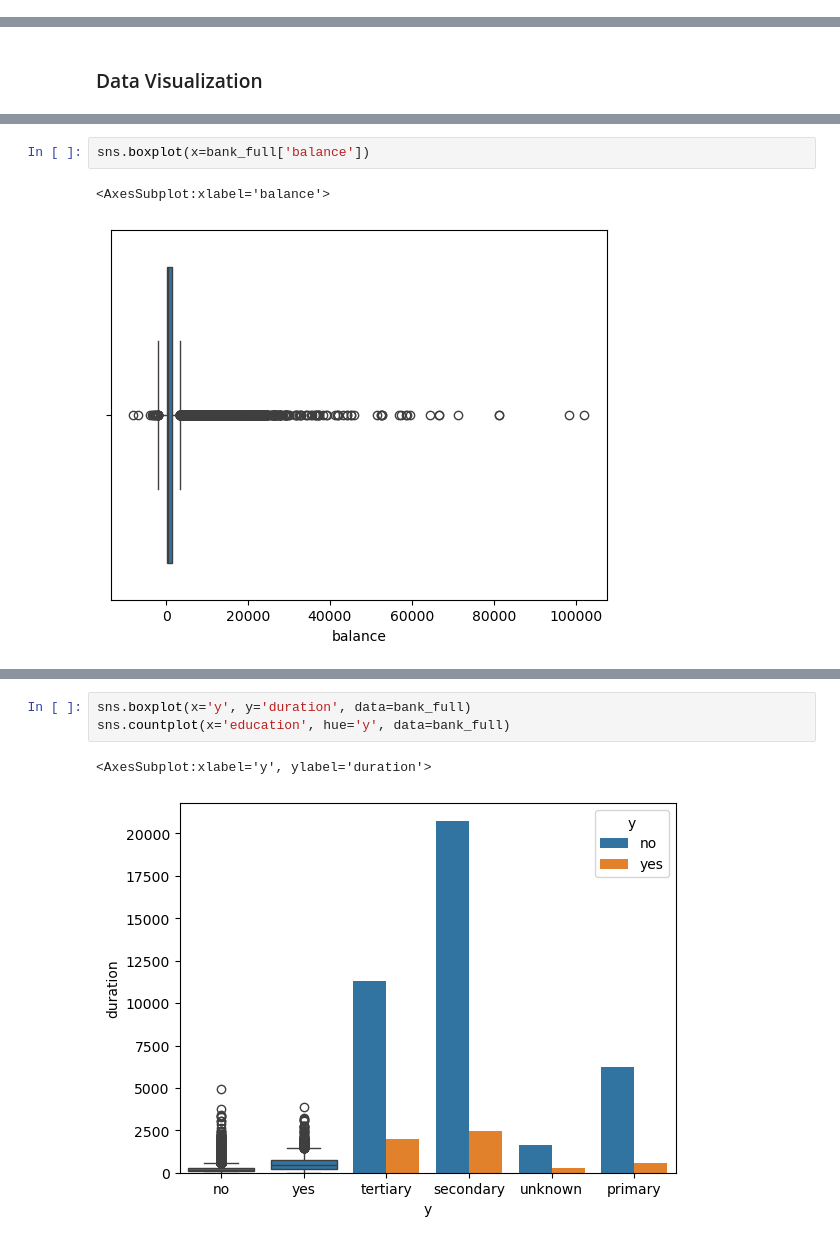
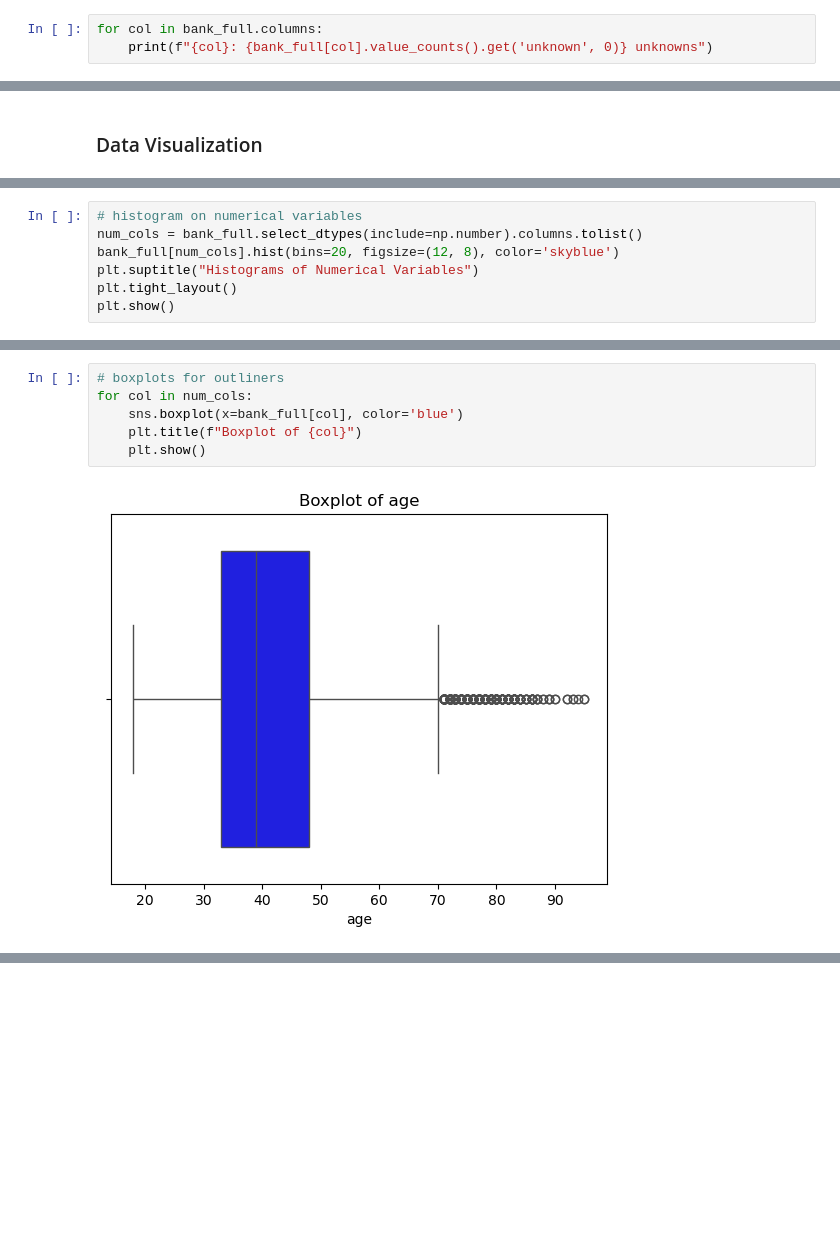
Before and after one commit to eddiexunyc/ml_big_data_work, a Jupyter notebook: Assignment 1/data622_assignment_1.ipynb, the cells around one changed output, grey strips where cells are left out. Drawn from its saved outputs; the diff is of its cells as text; blank space fills up the shorter version.

```diff
--- a/Assignment 1/data622_assignment_1.ipynb
+++ b/Assignment 1/data622_assignment_1.ipynb
@@ -126,0 +146,3 @@ dtype: int64
+# %%
+for col in bank_full.columns:
+    print(f"{col}: {bank_full[col].value_counts().get('unknown', 0)} unknowns")
@@ -143,0 +177,7 @@ plt.show()
+# %%
+# histogram on numerical variables
+num_cols = bank_full.select_dtypes(include=np.number).columns.tolist()
+bank_full[num_cols].hist(bins=20, figsize=(12, 8), color='skyblue')
+plt.suptitle("Histograms of Numerical Variables")
+plt.tight_layout()
+plt.show()
@@ -144,5 +194,8 @@ plt.show()
 # %%
-sns.boxplot(x=bank_full['balance'])
+# boxplots for outliners
+for col in num_cols:
+    sns.boxplot(x=bank_full[col], color='blue')
+    plt.title(f"Boxplot of {col}")
+    plt.show()
 # %% [output]
-<AxesSubplot:xlabel='balance'>
-[figure, old version]
+[figure, new version]
@@ -149,6 +207,0 @@ sns.boxplot(x=bank_full['balance'])
-# %%
-sns.boxplot(x='y', y='duration', data=bank_full)
-sns.countplot(x='education', hue='y', data=bank_full)
-# %% [output]
-<AxesSubplot:xlabel='y', ylabel='duration'>
-[figure, removed]
```
Also changed, not shown: parts of 16 cells of this notebook.
